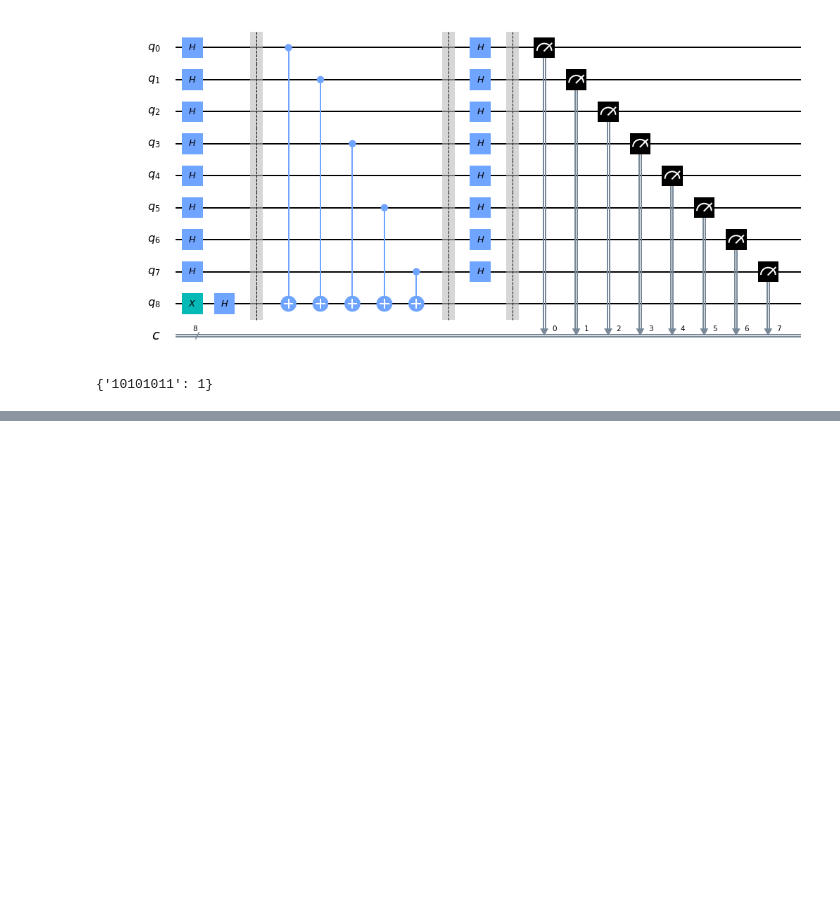
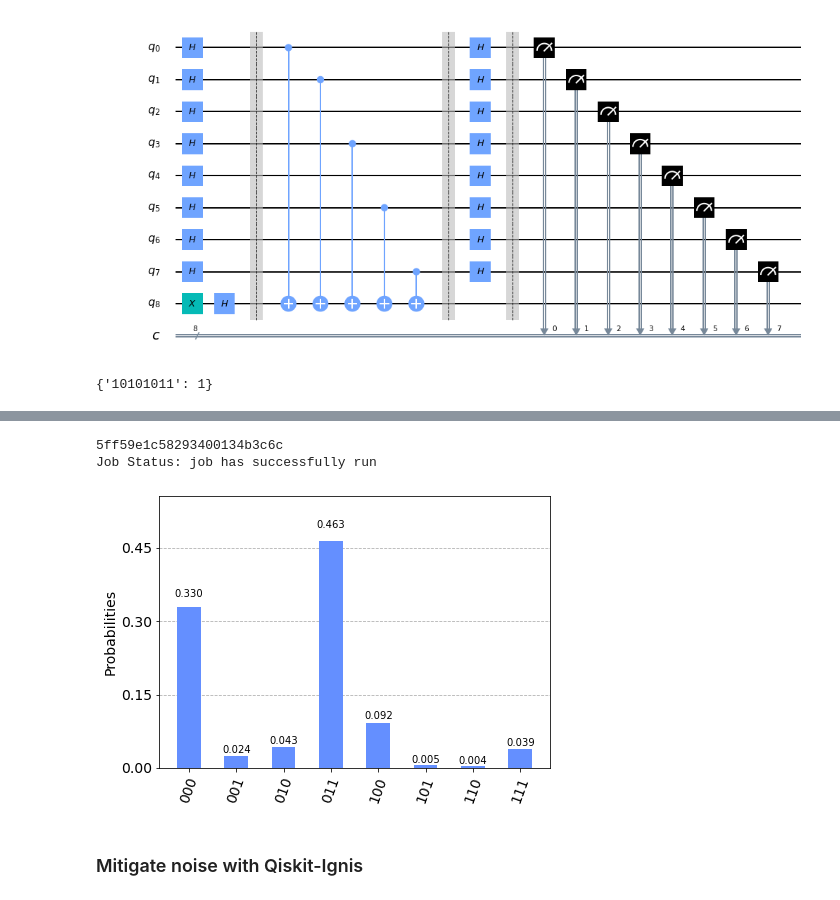
Before and after one commit to Husain0007/Qiskit-Quantum-Development, a Jupyter notebook: QiskitTutorial/Tutorial-Series1.ipynb, the cells around one changed output, grey strips where cells are left out. Cells and saved outputs as stored; diff of their text form; code cells hidden in the pictures; blank space fills up the shorter version.

```diff
--- a/QiskitTutorial/Tutorial-Series1.ipynb
+++ b/QiskitTutorial/Tutorial-Series1.ipynb
@@ -351,0 +387,15 @@ print(counts)
+# %%
+job = execute(circuit, backend = device, shots = 2048)
+print(job.job_id()) #Good idea to print job idea when running on real QCs
+from qiskit.tools.monitor import job_monitor
+job_monitor(job)
+# %% [output]
+5ff59e1c58293400134b3c6c
+Job Status: job has successfully run
+# %%
+device_result = job.result()
+plot_histogram(device_result.get_counts(circuit))
+# %% [output]
+[figure, added]
+# %% [markdown]
+### Mitigate noise with Qiskit-Ignis
```
Also changed, not shown: parts of 28 cells of this notebook.
